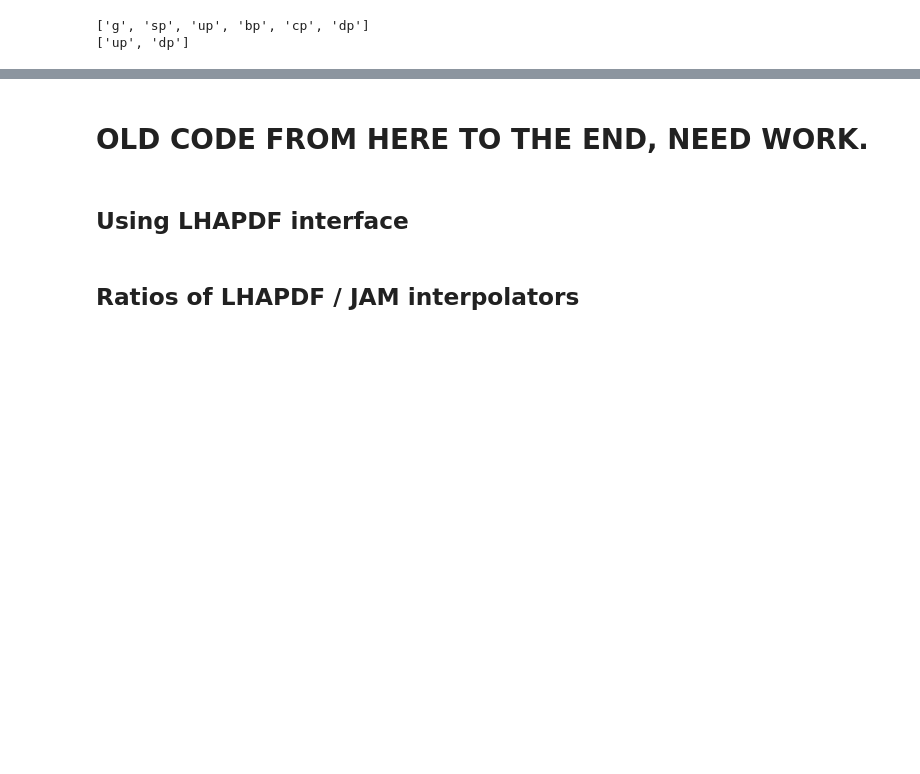
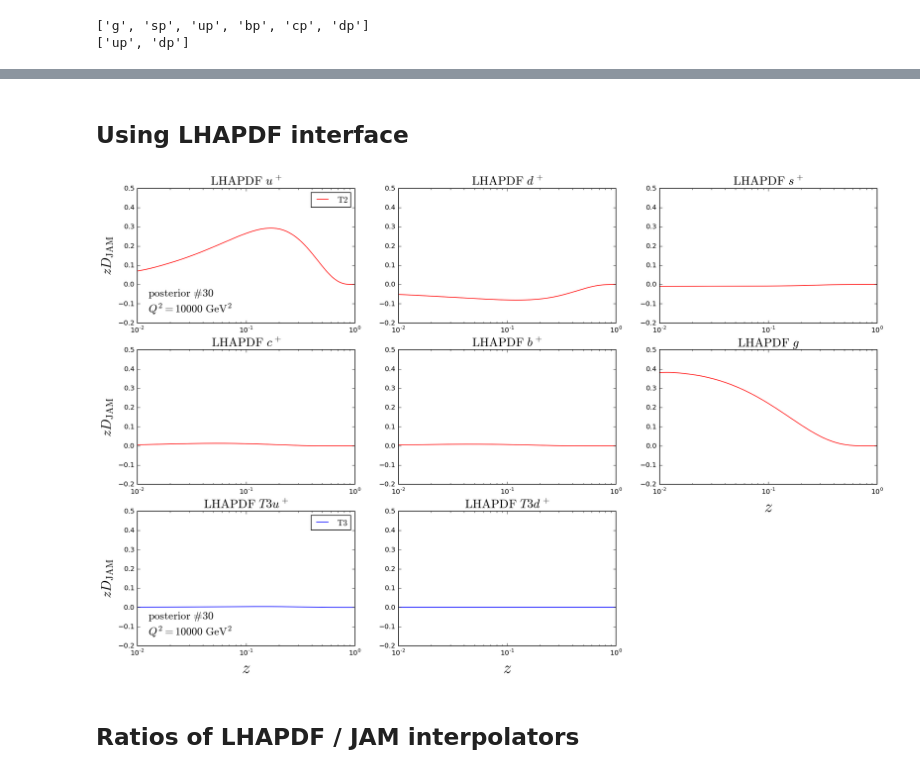
Before and after one commit to brash99/JAMLIB, a Jupyter notebook: LHAPDF/test-PPDF.ipynb, the cells around one changed output, grey strips where cells are left out. Drawn from its saved outputs; the diff is of its cells as text; code cells hidden in the pictures; blank space fills up the shorter version.

Commit message:
Ceven comparisons finsihed

```diff
--- a/LHAPDF/test-PPDF.ipynb
+++ b/LHAPDF/test-PPDF.ipynb
@@ -106,4 +106,2 @@ plt.show()
-# %% [markdown]
-# OLD CODE FROM HERE TO THE END, NEED WORK.
 # %% [markdown]
 ## Using LHAPDF interface
@@ -161,3 +108,66 @@ plt.show()
+# %%
+#Plot of JAM z*D(z,Q2) vs z
+
+member = post+1 # same posterior as JAM (member=0 is the average)
+Q2lha=Q2 # (Uses same Q2 as JAM)
+
+lhaT2 = lhapdf.mkPDF("JAM15_PPDF_Ceven",member)
+lhaT3 = lhapdf.mkPDF("JAM15_T3PPDF_Ceven",member)
+
+flavdict = {'up':2,'dp':1,'sp':3,'cp':4,'bp':5,'g':21}
+flavors = ['up','dp','sp','cp','bp','g']
+T3flavors = ['up','dp']
+
+nrow,ncol,zoom=3,3,4
+fig = plt.figure(figsize=(zoom*ncol*1.618,zoom*nrow))
+
+plotlims = [0.01,1,-0.2,0.5]
+yscale = 'linear'  # NOTE: polarized PDFs can be negative --> no log scaling generally possible.
+xscale = 'log'
+nxlha = nx
+
+if xscale=='linear':
+  z = np.linspace(plotlims[0],plotlims[1],nxlha)
+else:
+  z = np.logspace(np.log10(plotlims[0]),np.log10(plotlims[1]),nxlha)
+zT2_LHA = {}
+zT3_LHA = {}
+for f in flavdict.keys():
+  zT2_LHA[f] = [lhaT2.xfxQ2(flavdict[f],z[i],Q2lha) for i in range(len(z))]
+  if f in T3flavors:
+    zT3_LHA[f] = [lhaT3.xfxQ2(flavdict[f],z[i],Q2lha) for i in range(len(z))]
+
+
+flavors = ['up','dp','sp','cp','bp','g']
+T3flavors = ['T3up','T3dp']
+
+cnt=0
+for f in flavors+T3flavors:
+  cnt+=1
+  ax = plt.subplot(nrow,ncol,cnt)
+  if cnt<=len(flavors):
+    ax.plot(z,zT2_LHA[f],'r-',label=r'$\rm T2$')
+  else:
+    ax.plot(z,zT3_LHA[f.replace('T3','')],'b-',label=r'$\rm T3$')
+  plt.axis(plotlims)
+  plt.xscale(xscale)
+  plt.yscale(yscale)
+  plt.title(r'${\rm LHAPDF\ } %s$'%f.replace('p','^+'),size=18*zoom/4)
+  if f in ['T3up','T3dp','g']:
+    plt.xlabel('$z$', fontsize=24) #Label x axis
+  if f in ['up','cp','T3up']:
+    plt.ylabel('$zD_{\\rm JAM}$',fontsize=20*zoom/4) # Label y axis
+  if f in ['up','T3up']:
+    xQ,yQ = 0.05,0.08
+    yQp = 0.2
+    plt.text(xQ,yQp,r'${\rm posterior\ \#%d}$'%post,fontsize=16*zoom/4,transform = ax.transAxes)
+    plt.text(xQ,yQ,r'$Q^2=%0.0f {\rm\ GeV}^2$'%Q2 ,fontsize=16*zoom/4,transform = ax.transAxes)
+    plt.legend()
+
+#plt.savefig('fig.JAM.%0.0f.png'%Q2)
+plt.show()
+# %% [output]
+[figure, added]
 # %% [markdown]
 ## Ratios of LHAPDF / JAM interpolators
 # %%
```
Also changed, not shown: parts of 4 cells of this notebook.
